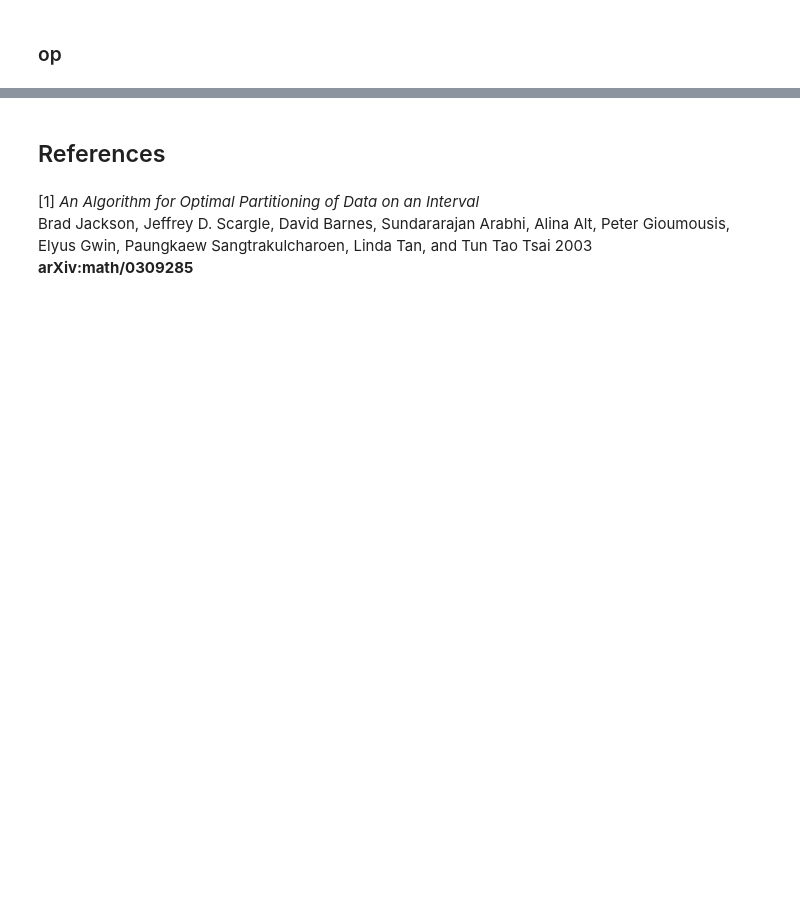
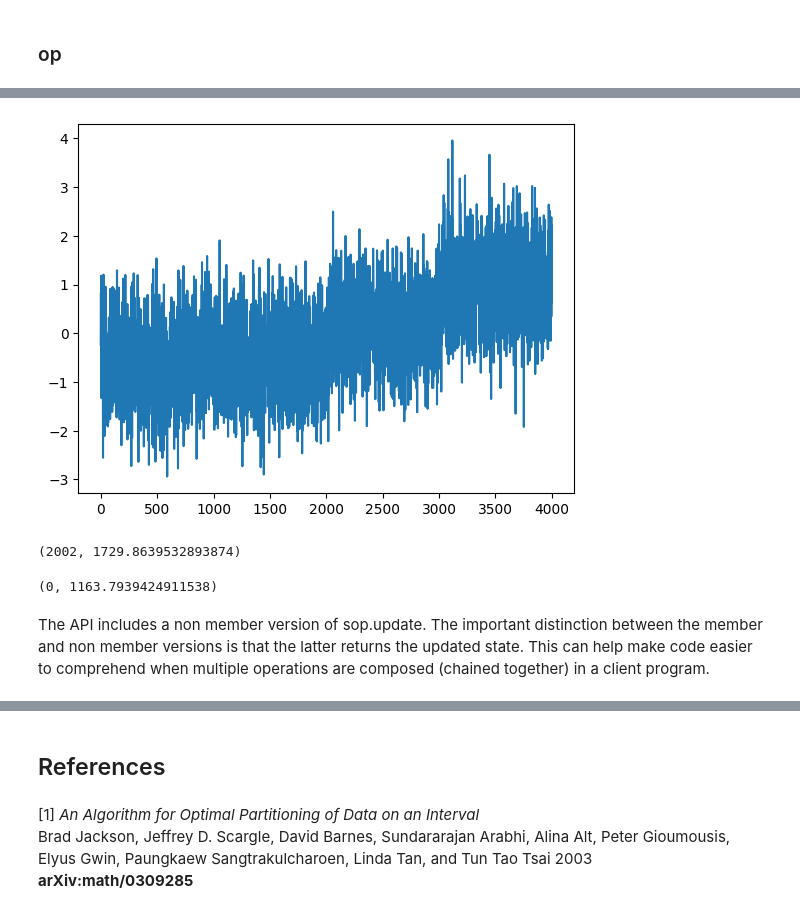
Before and after one commit to grosed/oop, a Jupyter notebook: notebooks/changes.ipynb, the cells around one changed output, grey strips where cells are left out. Drawn from its saved outputs; the diff is of its cells as text; code cells hidden in the pictures; blank space fills up the shorter version.

```diff
--- a/notebooks/changes.ipynb
+++ b/notebooks/changes.ipynb
@@ -362,0 +354,12 @@ Y = Y1 + Y2
+# %%
+np.random.seed(0)
+X = [0.0 for i in range(2000)] + [1.0 for i in range(1000)] + [2.0 for i in range(1000)]
+E = norm.rvs(size=len(X))
+Z = [x+e for x,e in zip(X,E)]
+mu = mean(Z)
+sigma = sqrt(variance(Z))
+Z = [(z-mu)/sigma for z in Z] # normalise the data
+plt.plot(Z)
+plt.show()
+# %% [output]
+[figure, added]
@@ -362,0 +372,10 @@ Y = Y1 + Y2
+# %%
+S.s(2999)
+# %% [output]
+(2002, 1729.8639532893874)
+# %%
+S.s(2002)
+# %% [output]
+(0, 1163.7939424911538)
+# %% [markdown]
+The API includes a non member version of sop.update. The important distinction between the member and non member versions is that the latter returns the updated state. This can help make code easier to comprehend when multiple operations are composed (chained together) in a client program.
```
Also changed, not shown: parts of 152 cells of this notebook.
